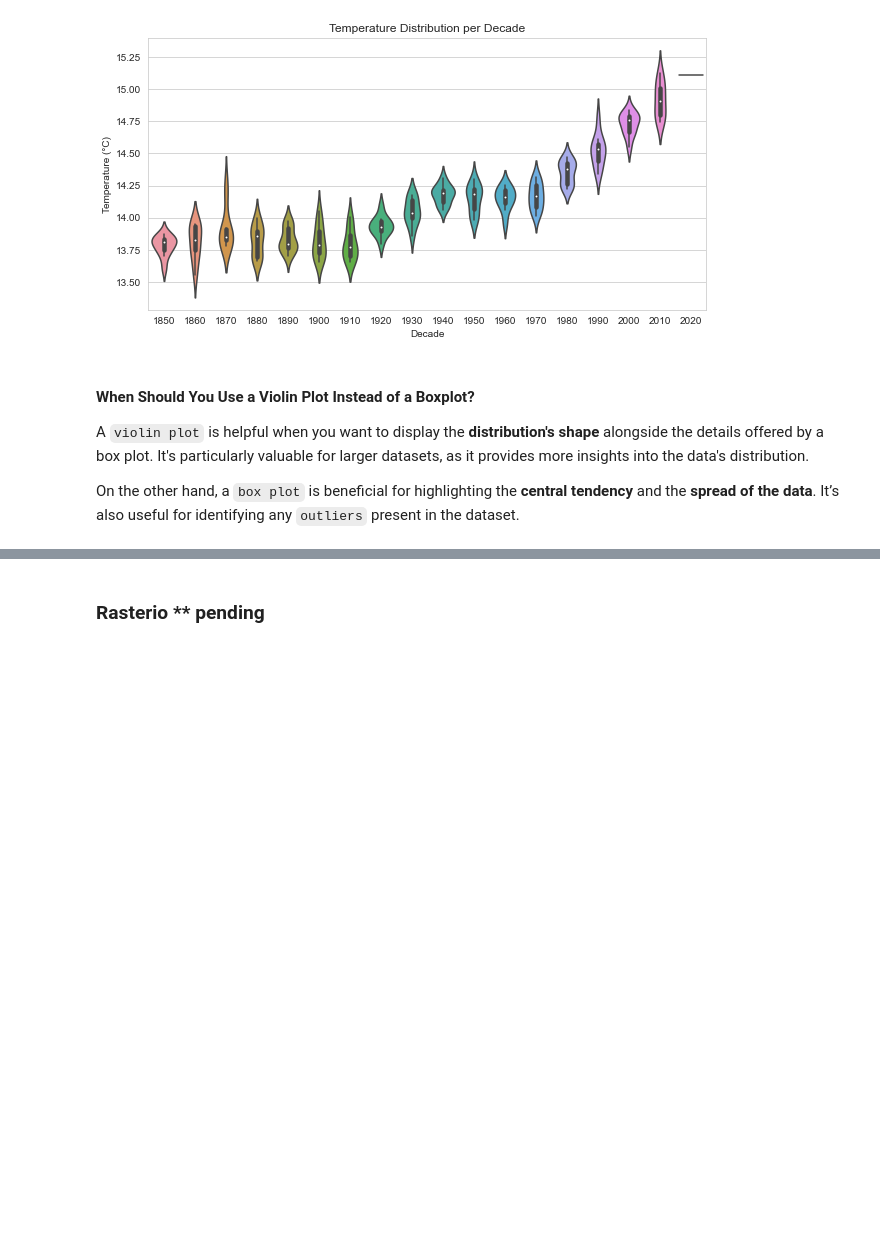
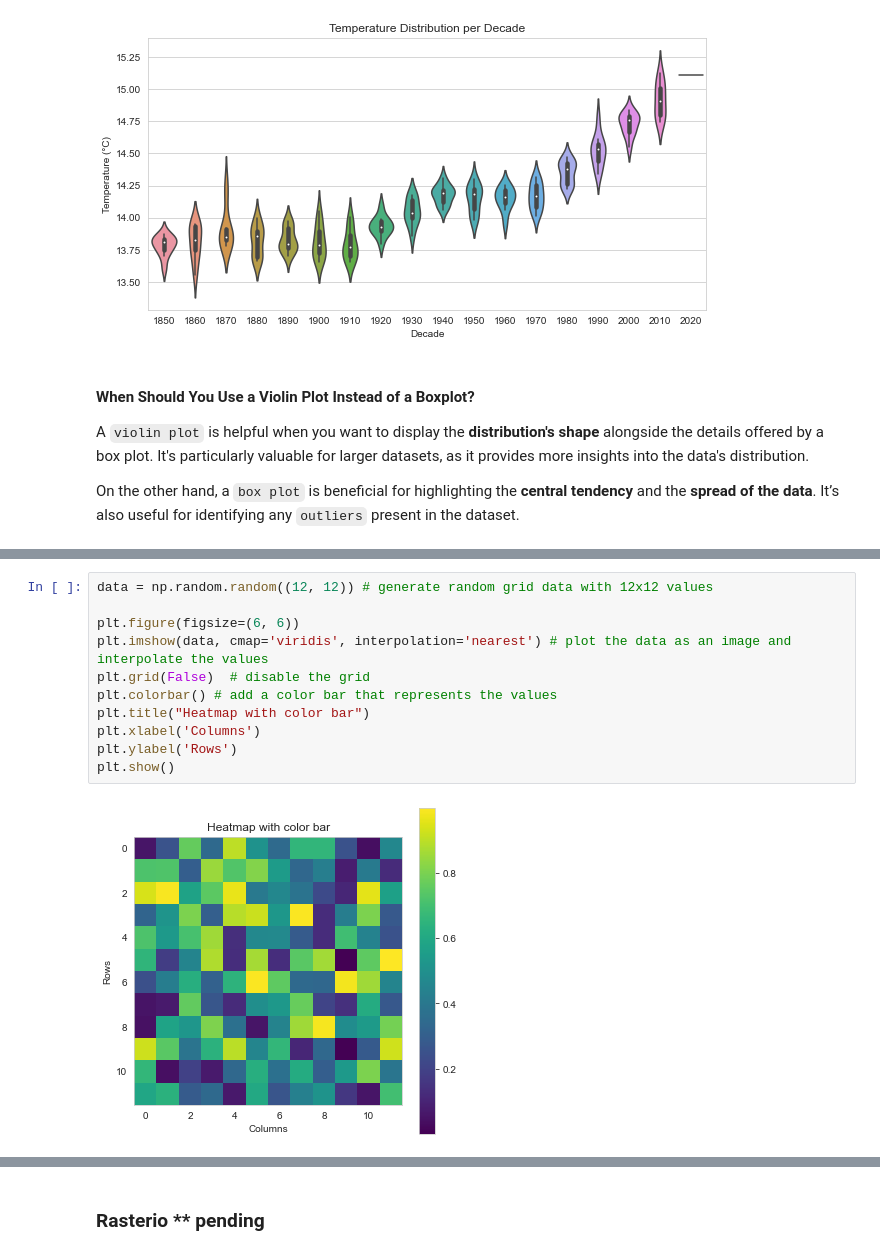
Before and after one commit to nicole-hucke/colab_test, a Jupyter notebook: lecture4_english.ipynb, the cells around one changed output, grey strips where cells are left out. Drawn from its saved outputs; the diff is of its cells as text; blank space fills up the shorter version.

Commit message:
heatmaps are doneeeeeeeeeeeeee

```diff
--- a/lecture4_english.ipynb
+++ b/lecture4_english.ipynb
@@ -667,0 +647,13 @@ plt.show()
+# %%
+data = np.random.random((12, 12)) # generate random grid data with 12x12 values
+
+plt.figure(figsize=(6, 6))
+plt.imshow(data, cmap='viridis', interpolation='nearest') # plot the data as an image and interpolate the values
+plt.grid(False)  # disable the grid
+plt.colorbar() # add a color bar that represents the values
+plt.title("Heatmap with color bar")
+plt.xlabel('Columns')
+plt.ylabel('Rows')
+plt.show()
+# %% [output]
+[figure, added]
```
Also changed, not shown: parts of 13 cells of this notebook, 3 other files.
